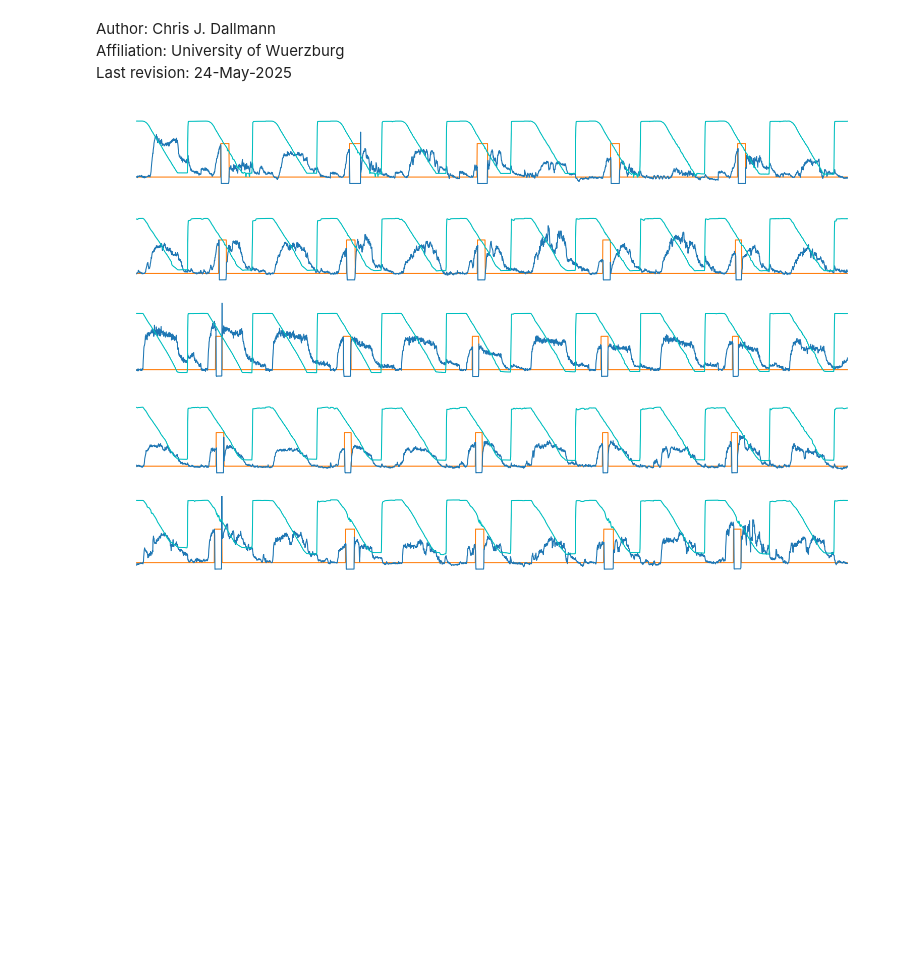
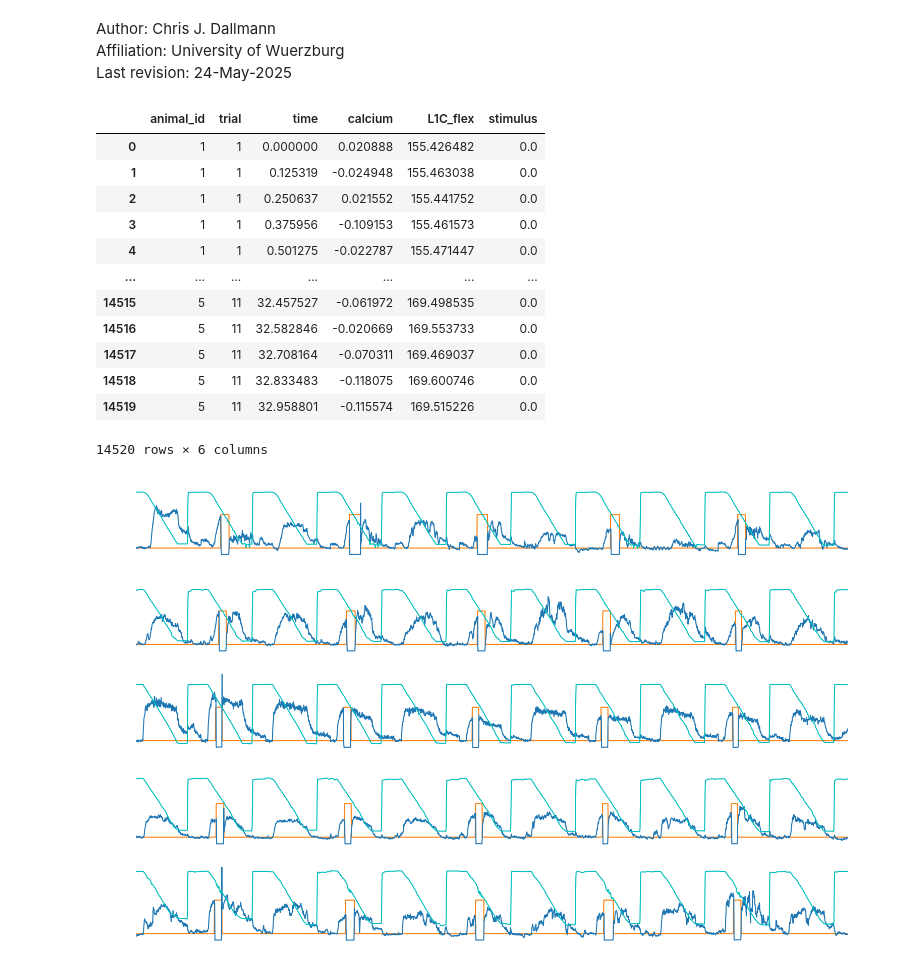
Before and after one commit to chrisjdallmann/feco-inhibition, a Jupyter notebook: code/imaging_BDN2_activation.ipynb, the cells around one changed output. Saved outputs shown, nothing was run; the diff lists cells and outputs as text; code cells hidden in the pictures; blank space fills up the shorter version.

```diff
--- a/code/imaging_BDN2_activation.ipynb
+++ b/code/imaging_BDN2_activation.ipynb
@@ -17,6 +17,22 @@ sampling_rate = 8.01 # Hz
 data_path = r'../data'
 file_path = os.path.join(data_path,file_name)
 df = pd.read_parquet(file_path, engine='pyarrow')
+# %%
+df
+# %% [output]
+|  | animal_id | trial | time | calcium | L1C_flex | stimulus |
+| 0 | 1 | 1 | 0.000000 | 0.020888 | 155.426482 | 0.0 |
+| 1 | 1 | 1 | 0.125319 | -0.024948 | 155.463038 | 0.0 |
+| 2 | 1 | 1 | 0.250637 | 0.021552 | 155.441752 | 0.0 |
+| 3 | 1 | 1 | 0.375956 | -0.109153 | 155.461573 | 0.0 |
+| 4 | 1 | 1 | 0.501275 | -0.022787 | 155.471447 | 0.0 |
+| ... | ... | ... | ... | ... | ... | ... |
+| 14515 | 5 | 11 | 32.457527 | -0.061972 | 169.498535 | 0.0 |
+| 14516 | 5 | 11 | 32.582846 | -0.020669 | 169.553733 | 0.0 |
+| 14517 | 5 | 11 | 32.708164 | -0.070311 | 169.469037 | 0.0 |
+| 14518 | 5 | 11 | 32.833483 | -0.118075 | 169.600746 | 0.0 |
+| 14519 | 5 | 11 | 32.958801 | -0.115574 | 169.515226 | 0.0 |
+14520 rows × 6 columns
 # %%
 # Plot all data
 animal_ids = [1,2,3,4,5]
```
Also changed, not shown: 1 other file.
